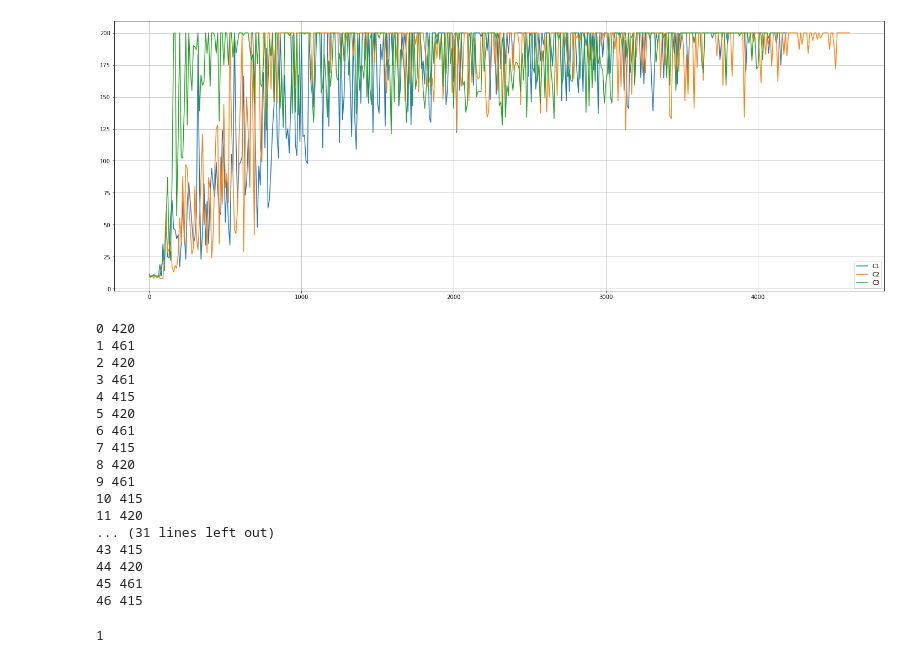
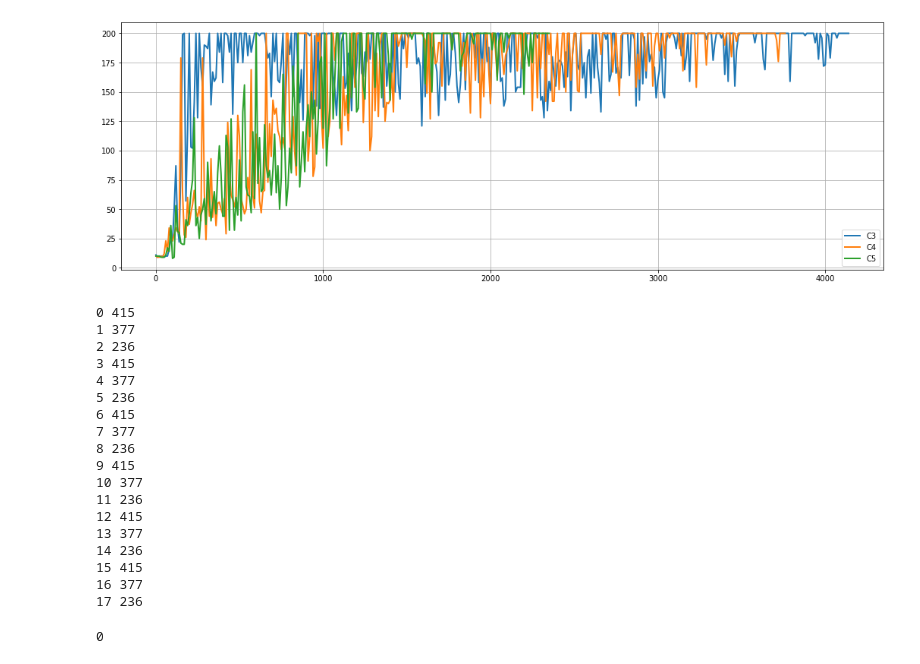
Before and after one commit to sujit880/Plotting_Graphs, a Jupyter notebook: plotting_line_graph_from_csvdata.ipynb, the cells around one changed output. Saved outputs shown, nothing was run; the diff lists cells and outputs as text; code cells hidden in the pictures.

Commit message:
new plot code

```diff
--- a/plotting_line_graph_from_csvdata.ipynb
+++ b/plotting_line_graph_from_csvdata.ipynb
@@ -13,24 +13,24 @@ y=[]
 fed_client1 = f'{fedrl_dir}client1/{"CartPole-v0_30_08_2022-00_26_55_finished"}.csv'
 fed_client2 = f'{fedrl_dir}client2/{"CartPole-v0_30_08_2022-01_38_44_finished"}.csv'
 fed_client3 = f'{fedrl_dir}client3/{"CartPole-v0_30_08_2022-01_38_44_finished_1"}.csv'
-fed_client4 = f'{fedrl_dir}client4/{"CartPole-v0_30_08_2022-01_18_56_finished"}.csv'
-fed_client5 = f'{fedrl_dir}client5/{"CartPole-v0_30_08_2022-01_38_44_finished"}.csv'
-datas = [fed_client1,fed_client2,fed_client3,fed_client4,fed_client5]
+fed_client4 = f'{fedrl_dir}client4_/{"CartPole-v0_30_08_2022-01_18_56_finished"}.csv'
+fed_client5 = f'{fedrl_dir}client5_/{"CartPole-v0_30_08_2022-01_05_21_finished"}.csv'
+datas = [fed_client3,fed_client4,fed_client5]
 # %%
-plt.figure(figsize=[25,9])
+plt.figure(figsize=[18,6])
 plt.grid()
 for data in datas:
     df = pd.read_csv(data)
     df.drop(["tr","up"],axis=1, inplace=True)
     df
     x.append(df["epoch"].values)
     y.append(df["reward"].values)
     x1,y1 = df["epoch"].values, df["reward"].values
-    plt.plot(x1,y1,linewidth=1.5)
-plt.legend(["C1","C2","C3"], loc = "lower right" )
+    plt.plot(x1,y1,linewidth=2)
+plt.legend(["C3","C4","C5"], loc = "lower right" )
 plt.show()
 # %% [output]
-[figure, old version]
+[figure, new version]
 # %%
 plt.show()
 # %%
@@ -45,24 +45,25 @@ def find_argmax(datas: list):
 # %%
 index = find_argmax(x)
 # %% [output]
-0 420
-1 461
-2 420
-3 461
-4 415
-5 420
-6 461
-7 415
-8 420
-9 461
-10 415
-11 420
-... (31 lines left out)
-43 415
-44 420
-45 461
-46 415
+0 415
+1 377
+2 236
+3 415
+4 377
+5 236
+6 415
+7 377
+8 236
+9 415
+10 377
+11 236
+12 415
+13 377
+14 236
+15 415
+16 377
+17 236
 # %%
 index
 # %% [output]
-1
+0
```
Also changed, not shown: 4 other files.
